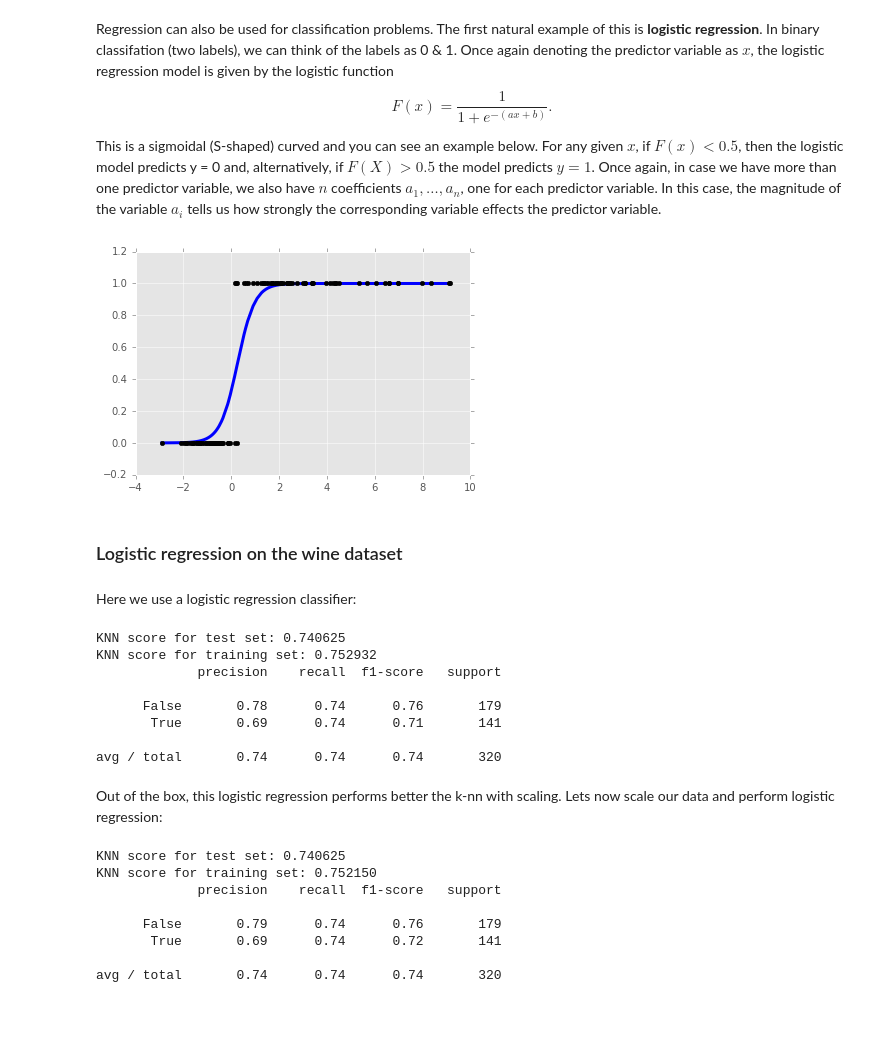
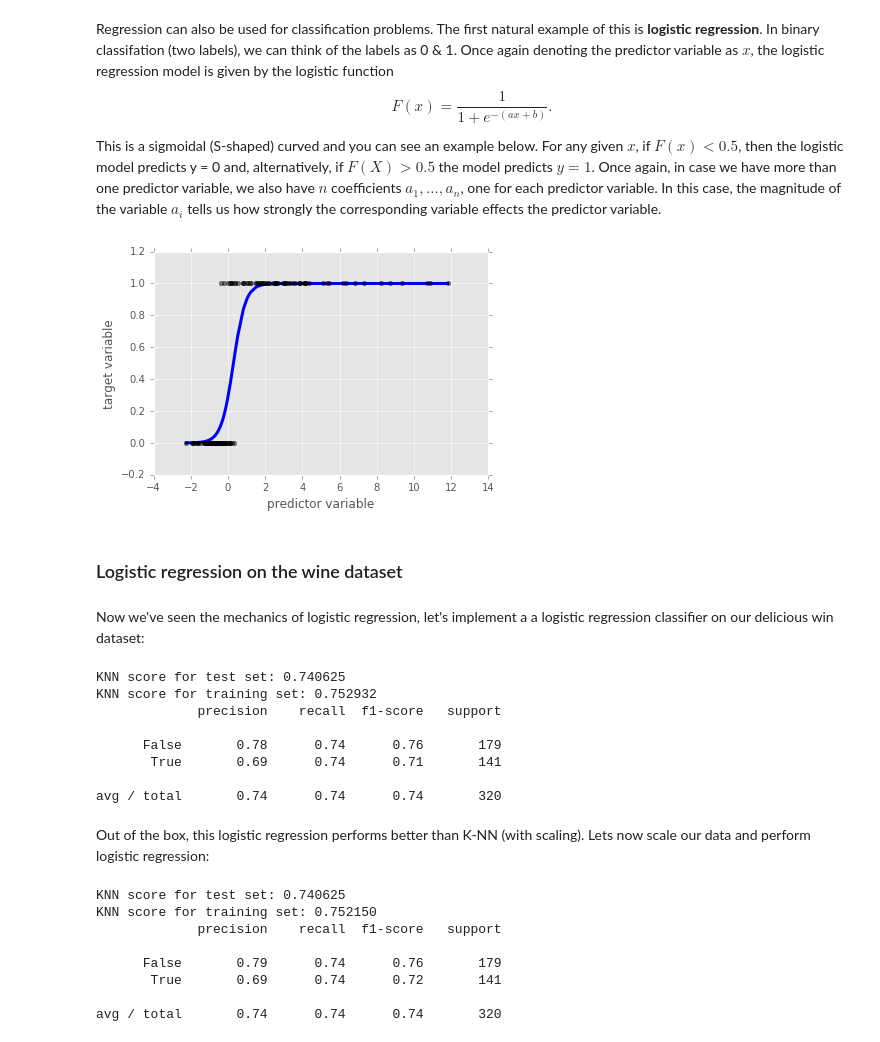
Before and after one commit to hugobowne/machine_learning_techniques, a Jupyter notebook: Preprocessing_note.ipynb, the cells around one changed output. Cells and saved outputs as stored; diff of their text form; code cells hidden in the pictures; blank space fills up the shorter version.

```diff
--- a/Preprocessing_note.ipynb
+++ b/Preprocessing_note.ipynb
@@ -168,24 +183,27 @@ Regression can also be used for classification problems. The first natural examp
 $$F(x) = \frac{1}{1+e^{-(ax+b)}}.$$
 This is a sigmoidal (S-shaped) curved and you can see an example below. For any given $x$, if $F(x) <0.5$, then the logistic model predicts y = 0 and, alternatively, if $F(X) > 0.5$ the model predicts $y = 1$. Once again, in case we have more than one predictor variable, we also have $n$ coefficients $a_1,\ldots,a_n$, one for each predictor variable. In this case, the magnitude of the variable $a_i$ tells us how strongly the corresponding variable effects the predictor variable.
 # %%
-X = np.random.normal(size=100)
-y = (X > 0).astype(np.float)
-X[X > 0] *= 4
-X += .3 * np.random.normal(size=n_samples)
-X= X.reshape(-1, 1)
+# Synthesize data
+X1 = np.random.normal(size=150)
+y1 = (X1 > 0).astype(np.float)
+X1[X1 > 0] *= 4
+X1 += .3 * np.random.normal(size=150)
+X1= X1.reshape(-1, 1)
 # run the classifier
 clf = linear_model.LogisticRegression()
-clf.fit(X, y)
+clf.fit(X1, y1)
 
-X_ordered = np.sort(X , axis = 0)
+X1_ordered = np.sort(X1 , axis = 0)
 # and plot the result
-plt.scatter(X.ravel(), y, color='black', zorder=20)
-plt.plot(X_ordered, clf.predict_proba(X_ordered)[:,1], color='blue' , linewidth = 3)
+plt.scatter(X1.ravel(), y1, color='black', zorder=20 , alpha = 0.5)
+plt.plot(X1_ordered, clf.predict_proba(X1_ordered)[:,1], color='blue' , linewidth = 3)
+plt.ylabel('target variable')
+plt.xlabel('predictor variable')
 plt.show()
 # %% [output]
-[figure, old version]
+[figure, new version]
 # %% [markdown]
 ### Logistic regression on the wine dataset
-# %% [markdown]
-Here we use a logistic regression classifier:
+# %% [markdown]
+Now we've seen the mechanics of logistic regression, let's implement a a logistic regression classifier on our delicious win dataset:
 # %%
@@ -208,6 +230,6 @@ KNN score for training set: 0.752932
 
 avg / total       0.74      0.74      0.74       320
 # %% [markdown]
-Out of the box, this logistic regression performs better the k-nn with scaling. Lets now scale our data and perform logistic regression:
+Out of the box, this logistic regression performs better than K-NN (with scaling). Lets now scale our data and perform logistic regression:
 # %%
 Xs = scale(X)
```
Also changed, not shown: parts of 46 cells of this notebook, 1 other file.
